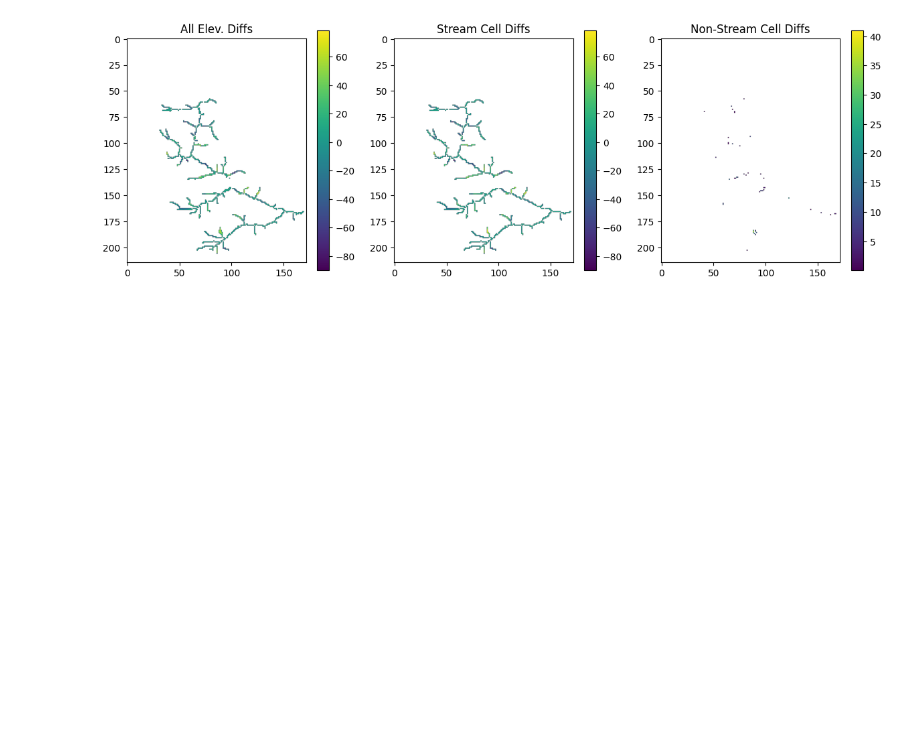
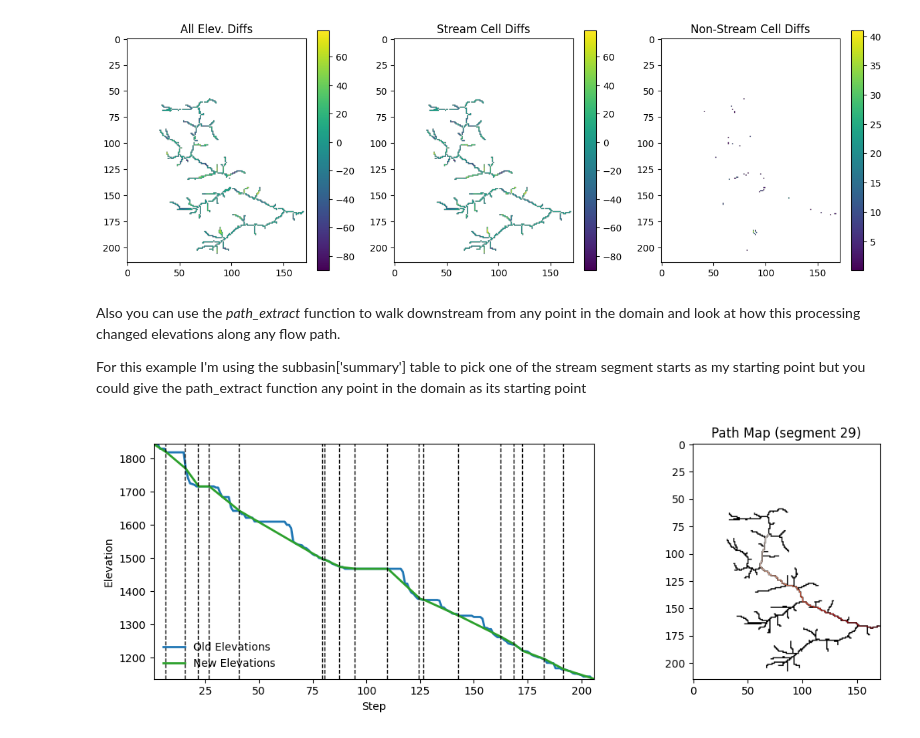
Before and after one commit to hydroframe/priority_flow, a Jupyter notebook: Workflow_Example_Notebook.ipynb, the cells around one changed output. Saved outputs shown, nothing was run; the diff lists cells and outputs as text; code cells hidden in the pictures; blank space fills up the shorter version.

Commit message:
Complete notebook workflow and add plots

```diff
--- a/Workflow_Example_Notebook.ipynb
+++ b/Workflow_Example_Notebook.ipynb
@@ -339,3 +343,7 @@ def _plot_river_smoothing():
 _plot_river_smoothing()
 # %% [output]
 [figure]
+# %% [markdown]
+Also you can use the *path_extract* function to walk downstream from any point in the domain and look at how this processing changed elevations along any flow path.
+
+For this example I'm using the subbasin['summary'] table to pick one of the stream segment starts as my starting point but you could give the path_extract function any point in the domain as its starting point
@@ -341,0 +376,63 @@ _plot_river_smoothing()
+# %%
+def _plot_path_transect(
+    transect_old: np.ndarray,
+    transect_new: np.ndarray,
+    transect_riv: np.ndarray,
+    subbasin: dict,
+    streamline_riv: dict,
+    segment: int,
+) -> None:
+    """
+    Plot elevation transects and path map along a selected stream segment
+    (Python analogue of the R PathExtract plotting block).
+    """
+    nstep = len(transect_riv)
+    x = np.arange(1, nstep + 1)
+
+    # Find breaks between stream segments along the path
+    if nstep > 1:
+        tr = np.asarray(transect_riv).ravel()
+        diff_mask = tr[1:] != tr[:-1]
+        slist = np.where(diff_mask)[0] + 1.5  # between steps k and k+1
+    else:
+        slist = []
+
+    # Elevation limits across old/new transects
+    all_vals = np.concatenate(
+        [np.asarray(transect_old).ravel(), np.asarray(transect_new).ravel()]
+    )
+    vmin = np.nanmin(all_vals)
+    vmax = np.nanmax(all_vals)
+
+    fig, axes = plt.subplots(1, 2, figsize=(12, 4))
+
+    # Left: elevation transects
+    ax0 = axes[0]
+    ax0.plot(x, transect_old, color="C0", lw=2, label="Old Elevations")
+    ax0.plot(x, transect_new, color="C2", lw=2, label="New Elevations")
+    ax0.set_xlim(1, max(1, nstep))
+    ax0.set_ylim(vmin, vmax)
+    for s in slist:
+        ax0.axvline(s, color="k", linestyle="--", linewidth=1)
+    ax0.set_xlabel("Step")
+    ax0.set_ylabel("Elevation")
+    ax0.legend(loc="lower left", frameon=False)
+
+    # Right: path map over stream network
+    ax1 = axes[1]
+    segment_plot = np.where(subbasin["segments"] > 0, 1, 0)
+    ax1.imshow(segment_plot, cmap="gray_r", vmin=0, vmax=1)
+    ax1.set_title(f"Path Map (segment {segment})")
+
+    path_mask = streamline_riv["path_mask"]
+    path_overlay = np.where(path_mask == 0, np.nan, path_mask)
+    ax1.imshow(path_overlay, cmap="Reds", alpha=0.8)
+
+    plt.tight_layout()
+    plt.savefig("workflow_path_transect.png", dpi=150)
+    plt.show()
+    plt.close()
+
+_plot_path_transect(transect_old, transect_new, transect_riv, subbasin, streamline_riv, segment)
+# %% [output]
+[figure, added]
```
Also changed, not shown: parts of 10 cells of this notebook, 1 other file.
